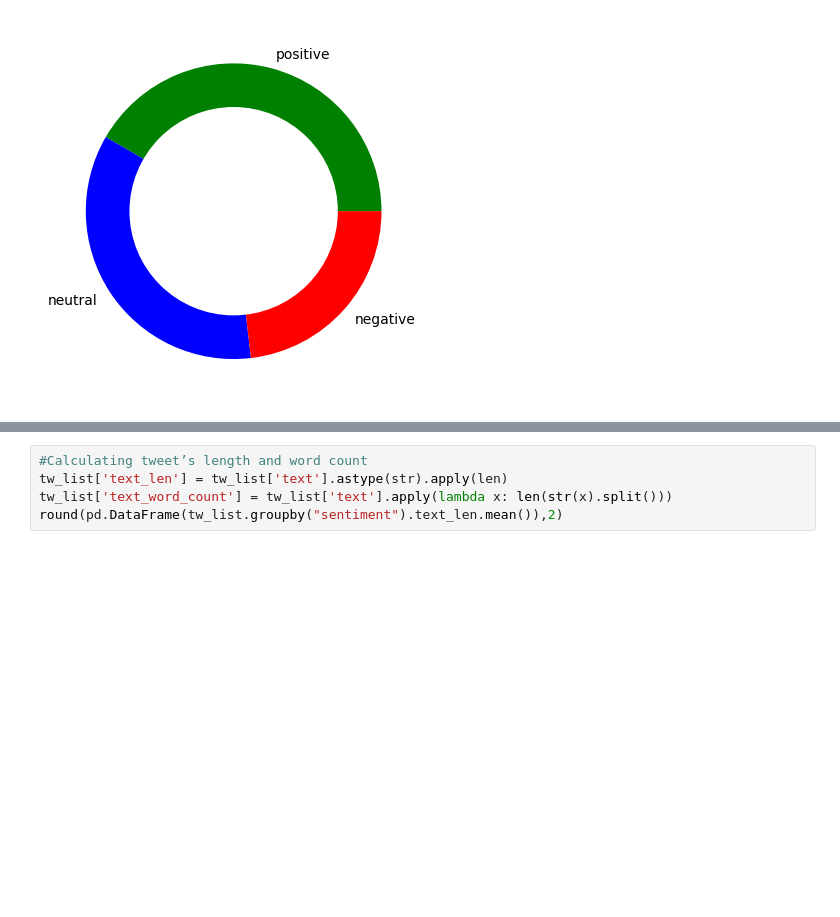
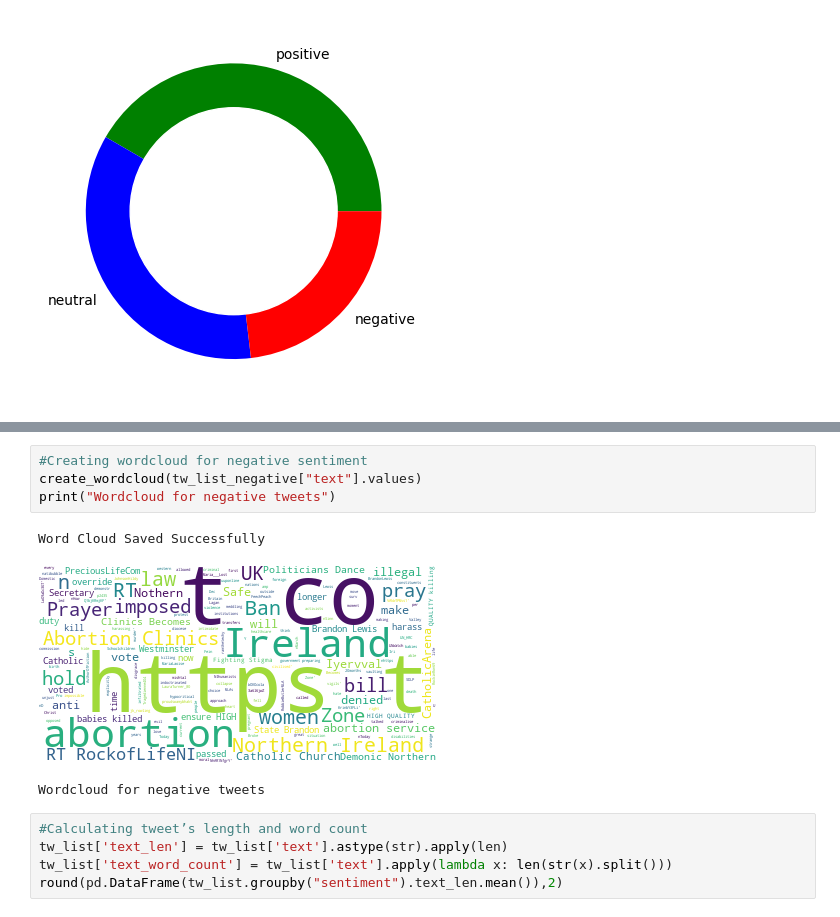
Before and after one commit to ikbrandes/DDPSProject, a Jupyter notebook: DDPSFinalProject.ipynb, the cells around one changed output, grey strips where cells are left out. Drawn from its saved outputs; the diff is of its cells as text; blank space fills up the shorter version.

```diff
--- a/DDPSFinalProject.ipynb
+++ b/DDPSFinalProject.ipynb
@@ -241,3 +276,11 @@ def create_wordcloud(text):
+# %%
+#Creating wordcloud for negative sentiment
+create_wordcloud(tw_list_negative["text"].values)
+print("Wordcloud for negative tweets")
+# %% [output]
+Word Cloud Saved Successfully
+[figure, added]
+Wordcloud for negative tweets
 # %%
 #Calculating tweet’s length and word count
 tw_list['text_len'] = tw_list['text'].astype(str).apply(len)
```
Also changed, not shown: parts of 5 cells of this notebook.
